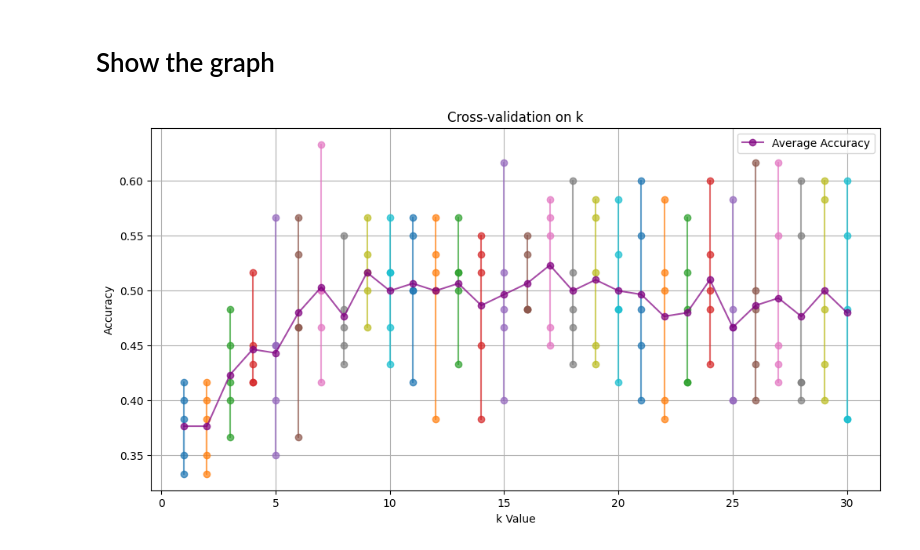
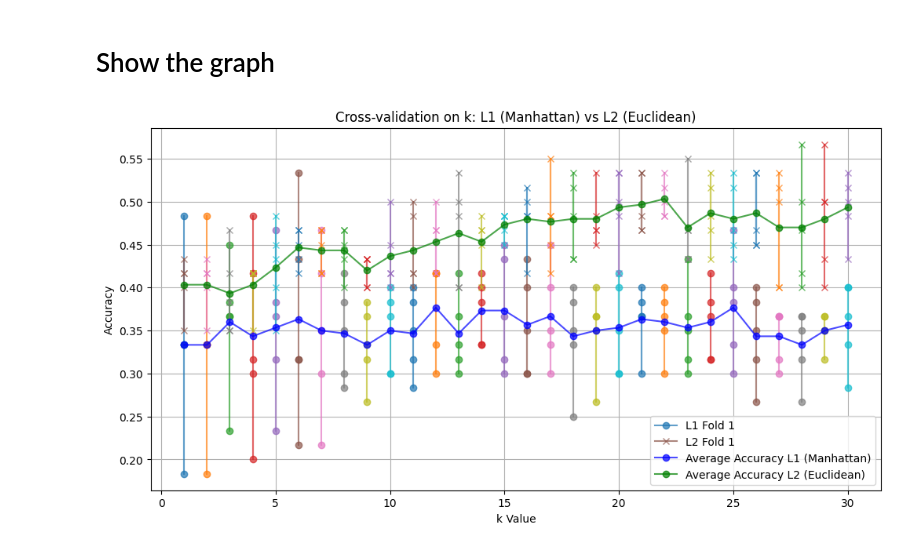
Before and after one commit to hisony/Computer_Vision_And_Pattern_Recogniton-COE-4234, a Jupyter notebook: 1_Midterm_Assignment/KNN.ipynb, the cells around one changed output. Saved outputs shown, nothing was run; the diff lists cells and outputs as text; code cells hidden in the pictures.

```diff
--- a/1_Midterm_Assignment/KNN.ipynb
+++ b/1_Midterm_Assignment/KNN.ipynb
@@ -140,9 +151,9 @@ def l2_distance(valid_img, train_img):
 # %%
 from collections import Counter  # Importing the Counter class to count the occurrences of labels
 
-def knn_prediction(l2_distances, k=1):
+def knn_prediction(distances, k=1):
     # Get the k nearest neighbors based on the provided distances
-    nearest_neighbors = l2_distances[:k]
+    nearest_neighbors = distances[:k]
 
     # Extract the labels of the nearest neighbors
     labels = [label for _, label in nearest_neighbors]
@@ -160,8 +171,8 @@ Accuracy calculate
 
 > Add blockquote
 # %%
-fold_accuracies = []  # List to store accuracies for each fold and each value of k
-avg_accuracies = []  # List to store average accuracy for each value of k
+fold_accuracies_2 = []  # List to store accuracies for each fold and each value of k
+avg_accuracies_2 = []  # List to store average accuracy for each value of k
 
 # Loop through different values of k (1 to 30 for k-NN)
 for k in range(1, 31):
@@ -197,10 +208,10 @@ for k in range(1, 31):
         accuracies.append(fold_accuracy)
 
     # Store the accuracies for all folds for the current value of k
-    fold_accuracies.append(accuracies)
+    fold_accuracies_2.append(accuracies)
     # Calculate the average accuracy for the current value of k across all folds
     avg_accuracy = sum(accuracies) / len(accuracies)
-    avg_accuracies.append(avg_accuracy)
+    avg_accuracies_2.append(avg_accuracy)
 
     # Print the results for the current value of k
     print(f"\nK = {k}:")
@@ -228,29 +302,38 @@ K = 30:
 # %%
 import matplotlib.pyplot as plt
 import numpy as np
 
 plt.figure(figsize=(12, 6))
 
+# Assuming fold_accuracies_l1 and fold_accuracies_l2 store accuracies for L1 and L2 distances respectively
+# And avg_accuracies_l1 and avg_accuracies_l2 store the average accuracies for L1 and L2 distances
 
 colors = plt.cm.tab10.colors
 
+# Loop to plot individual fold accuracies for both L1 (Manhattan) and L2 (Euclidean)
 for k in range(30):
-    fold_accuracy = fold_accuracies[k]
-    plt.plot([k + 1] * len(fold_accuracy), fold_accuracy, linestyle='-', marker='o', alpha=0.7, color=colors[k % len(colors)])  # Cycles through colors
+    # Plot L1 (Manhattan) fold accuracies
+    fold_accuracy_l1 = fold_accuracies_1[k]
+    plt.plot([k + 1] * len(fold_accuracy_l1), fold_accuracy_l1, linestyle='-', marker='o', alpha=0.7, color=colors[k % len(colors)], label=f'L1 Fold {k+1}' if k == 0 else "")
 
+    # Plot L2 (Euclidean) fold accuracies
+    fold_accuracy_l2 = fold_accuracies_2[k]
+    plt.plot([k + 1] * len(fold_accuracy_l2), fold_accuracy_l2, linestyle='-', marker='x', alpha=0.7, color=colors[(k+5) % len(colors)], label=f'L2 Fold {k+1}' if k == 0 else "")
 
-plt.plot(range(1, 31), avg_accuracies, color='purple', alpha=0.7, label='Average Accuracy', linestyle='-', marker='o')
+# Plot average accuracies for L1 and L2 distances
+plt.plot(range(1, 31), avg_accuracies_1, color='blue', alpha=0.7, label='Average Accuracy L1 (Manhattan)', linestyle='-', marker='o')
+plt.plot(range(1, 31), avg_accuracies_2, color='green', alpha=0.7, label='Average Accuracy L2 (Euclidean)', linestyle='-', marker='o')
 
-
+# Labels and title
 plt.xlabel('k Value')
 plt.ylabel('Accuracy')
-plt.title('Cross-validation on k')
+plt.title('Cross-validation on k: L1 (Manhattan) vs L2 (Euclidean)')
 
-
+# Show grid and legend
 plt.grid(True)
 plt.legend()
 
-
+# Display the plot
 plt.show()
 # %% [output]
-[figure, old version]
+[figure, new version]
```
Also changed, not shown: parts of 8 cells of this notebook.
